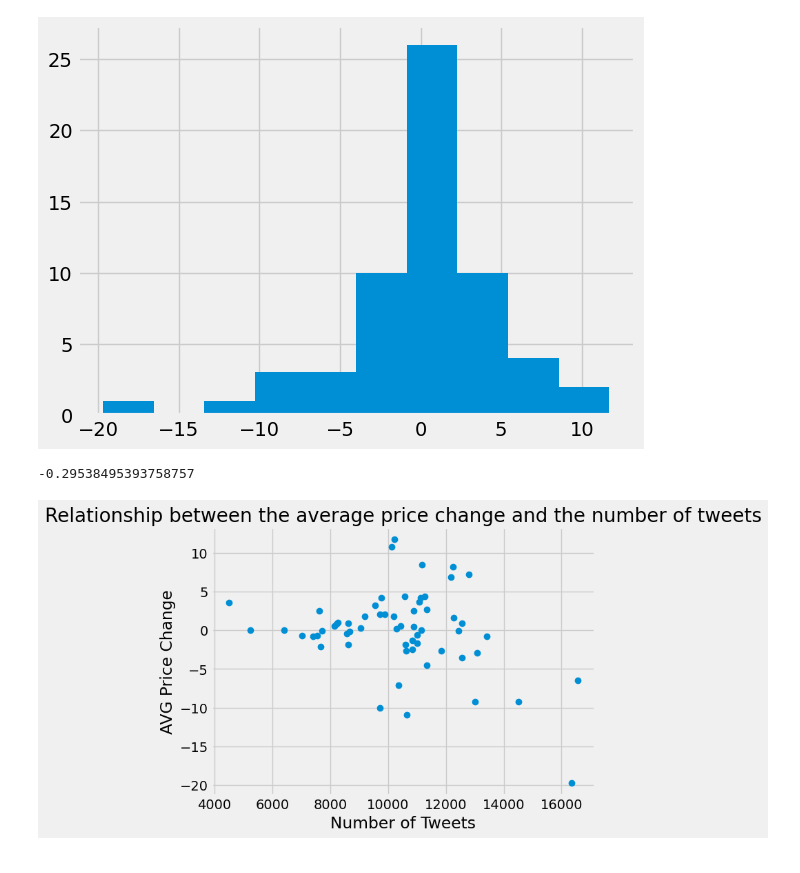
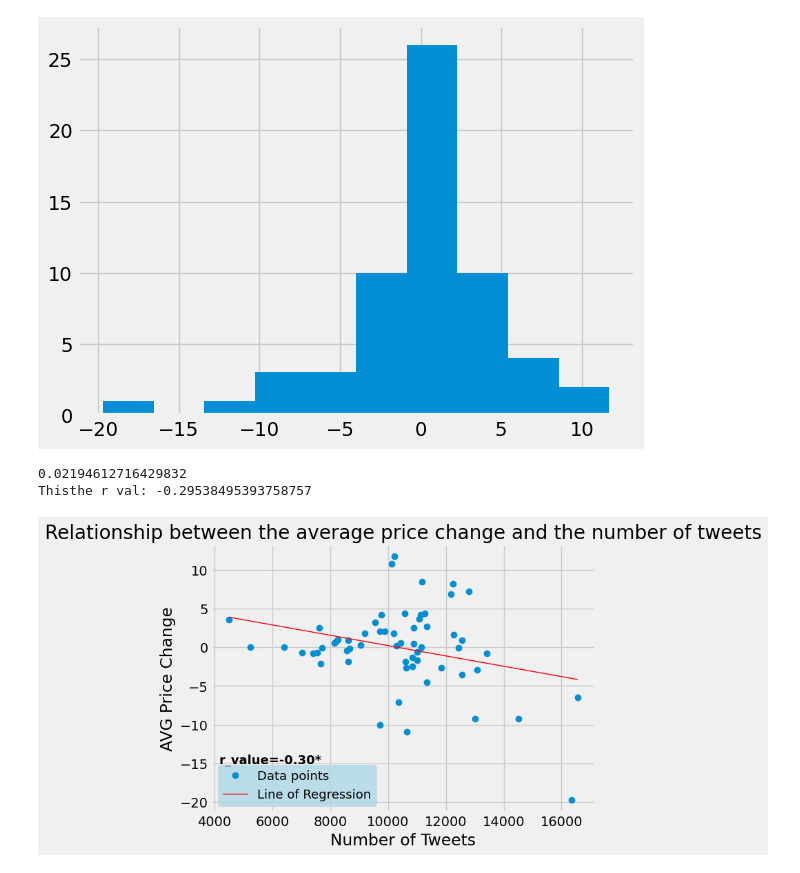
Before and after one commit to JulianaMatovu/Influence-of-Tweets-on-Amazon-Stock-Prices, a Jupyter notebook: Influence of Tweets on Stock Price.ipynb, the cells around one changed output. Saved outputs shown, nothing was run; the diff lists cells and outputs as text; code cells hidden in the pictures.

```diff
--- a/Influence of Tweets on Stock Price.ipynb
+++ b/Influence of Tweets on Stock Price.ipynb
@@ -281,16 +294,3 @@ plt.hist(total_monthly_avg_price_change)
           5.4229728 ,   8.56226406,  11.70155532]),
  <BarContainer object of 10 artists>)
 [figure]
-# %%
-# Creating a scatterplot for the average price change, and the number of tweets.
-
-plt.plot(total_n_tweets,total_monthly_avg_price_change, 'o')
-plt.ylabel('AVG Price Change')
-plt.xlabel('Number of Tweets')
-plt.title('Relationship between the average price change and the number of tweets')
-
-correlation1 = pearsonr(total_n_tweets, total_monthly_avg_price_change)
-print(correlation1.statistic)
-# %% [output]
--0.29538495393758757
-[figure, removed]
@@ -297,3 +320,16 @@ print(correlation1.statistic)
+# %%
+# Creating a scatterplot for the average price change, and the number of tweets.
+
+original_relationship = scatterplotCreator(total_n_tweets,total_monthly_avg_price_change,'Relationship between the average price change and the number of tweets',
+'Number of Tweets','AVG Price Change', 4150, -15)
+
+# there is a negative correlation but although significant,
+# it is of low strength.
+# This could be because a distinction can be made between negative vs positive price change regarding the impact of number of tweets
+# %% [output]
+0.02194612716429832
+Thisthe r val: -0.29538495393758757
+[figure, added]
 # %%
 # There seems to be a linear relationship where price change is related to number of tweets
 # To see if number of tweets meaningfully predicts avg price change, we can shuffle the data points in a permutation
```
Also changed, not shown: parts of 10 cells of this notebook.
